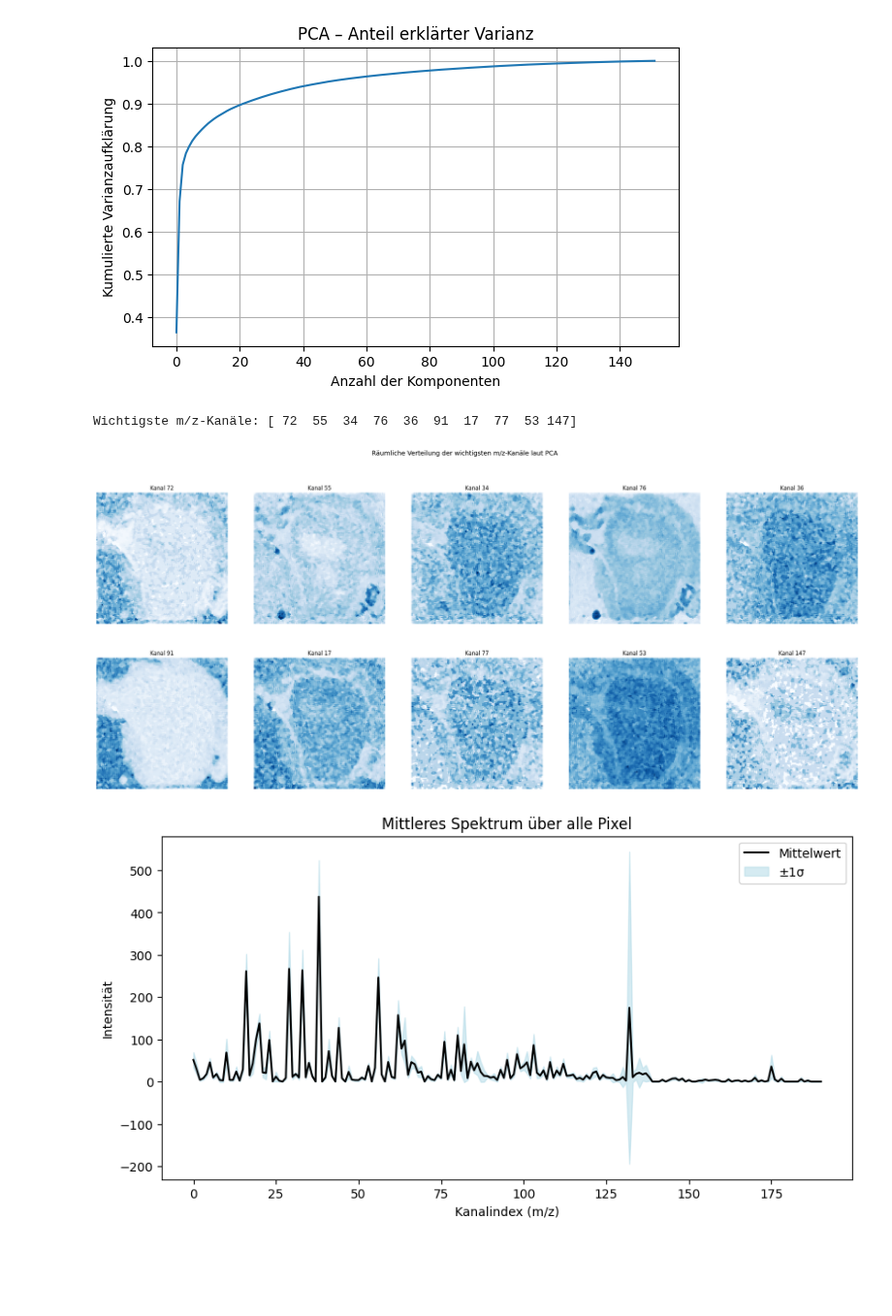
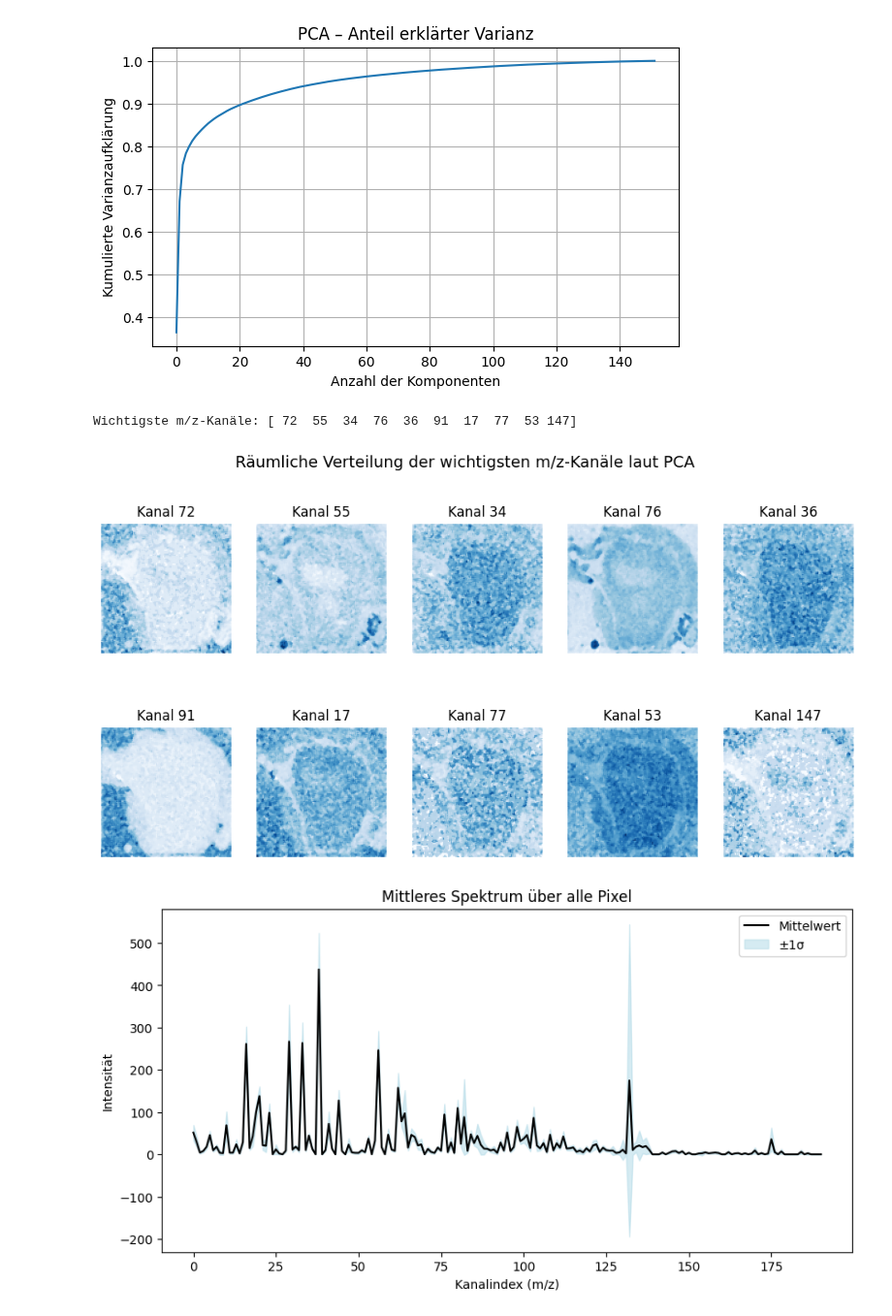
Before and after one commit to janphr03/MassSpectrometryImaging, a Jupyter notebook: Main.ipynb, the cells around one changed output. Shown at 97% size. Drawn from its saved outputs; the diff is of its cells as text; code cells hidden in the pictures; blank space fills up the shorter version.

```diff
--- a/Main.ipynb
+++ b/Main.ipynb
@@ -168,24 +174,24 @@ plt.show()
 # %%
 # Wichtigste Kanäle (m/z-Werte) herausfinden
 # Wir betrachten hier die erste Hauptkomponente
 loadings = np.abs(pca.components_[0])
 important_channels = np.argsort(loadings)[-10:][::-1]  # Top 10 mit höchstem Einfluss
 
 print("Wichtigste m/z-Kanäle:", important_channels)
 
 # Diese Kanäle im Bild visualisieren
-plt.figure(figsize=(30, 12))
+plt.figure(figsize=(12, 6))
 for i, ch in enumerate(important_channels, 1):
     plt.subplot(2, 5, i)
     plt.imshow(ims_cube[:, :, ch], cmap='Blues')
     plt.title(f"Kanal {ch}")
     plt.axis('off')
 
 plt.suptitle("Räumliche Verteilung der wichtigsten m/z-Kanäle laut PCA", fontsize=14)
 plt.show()
 # %% [output]
 Wichtigste m/z-Kanäle: [ 72  55  34  76  36  91  17  77  53 147]
-[figure, old version]
+[figure, new version]
 # %%
 # (Optional) Mittleres Spektrum über alle Pixel + Standardabweichung
 mean_spectrum = ims_cube.mean(axis=(0, 1))
```
Also changed, not shown: parts of 7 cells of this notebook.
